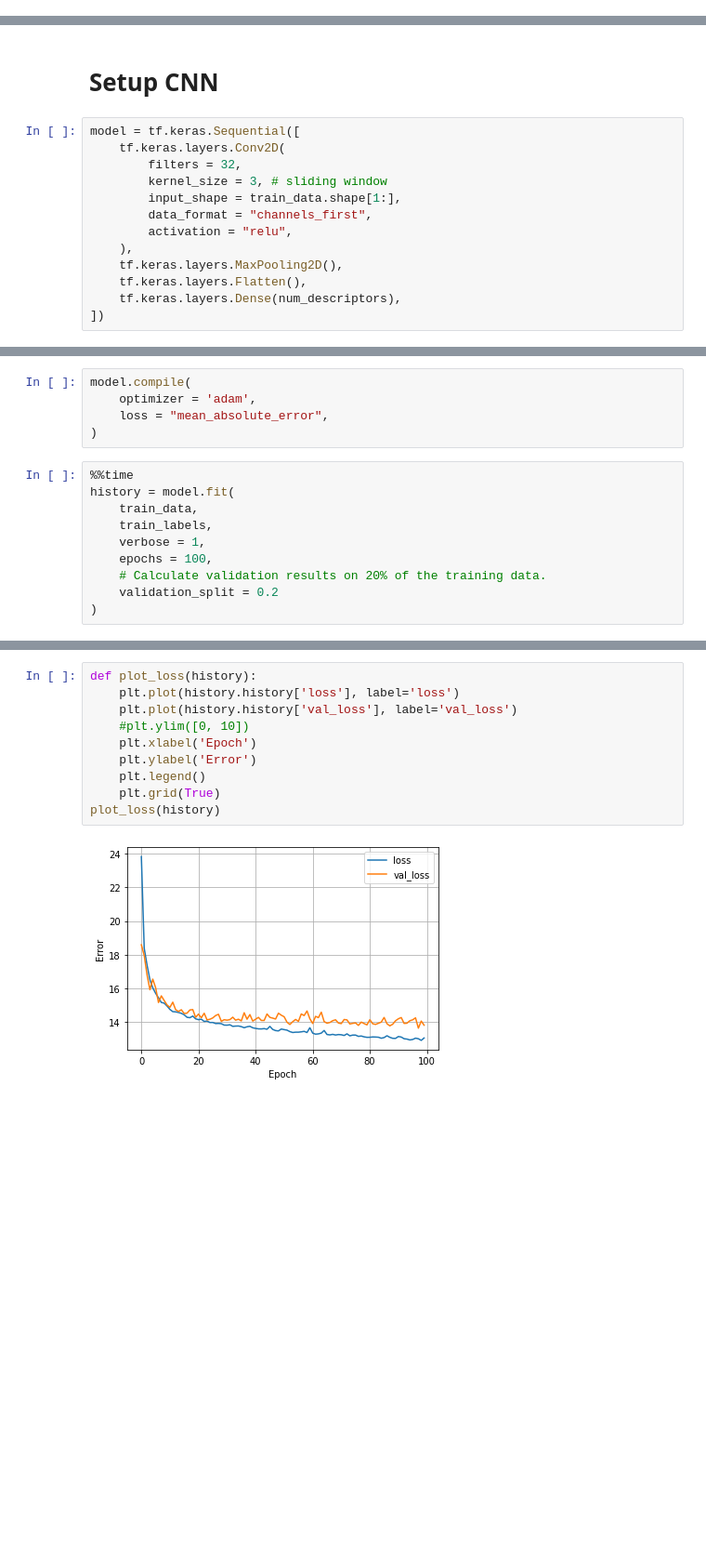
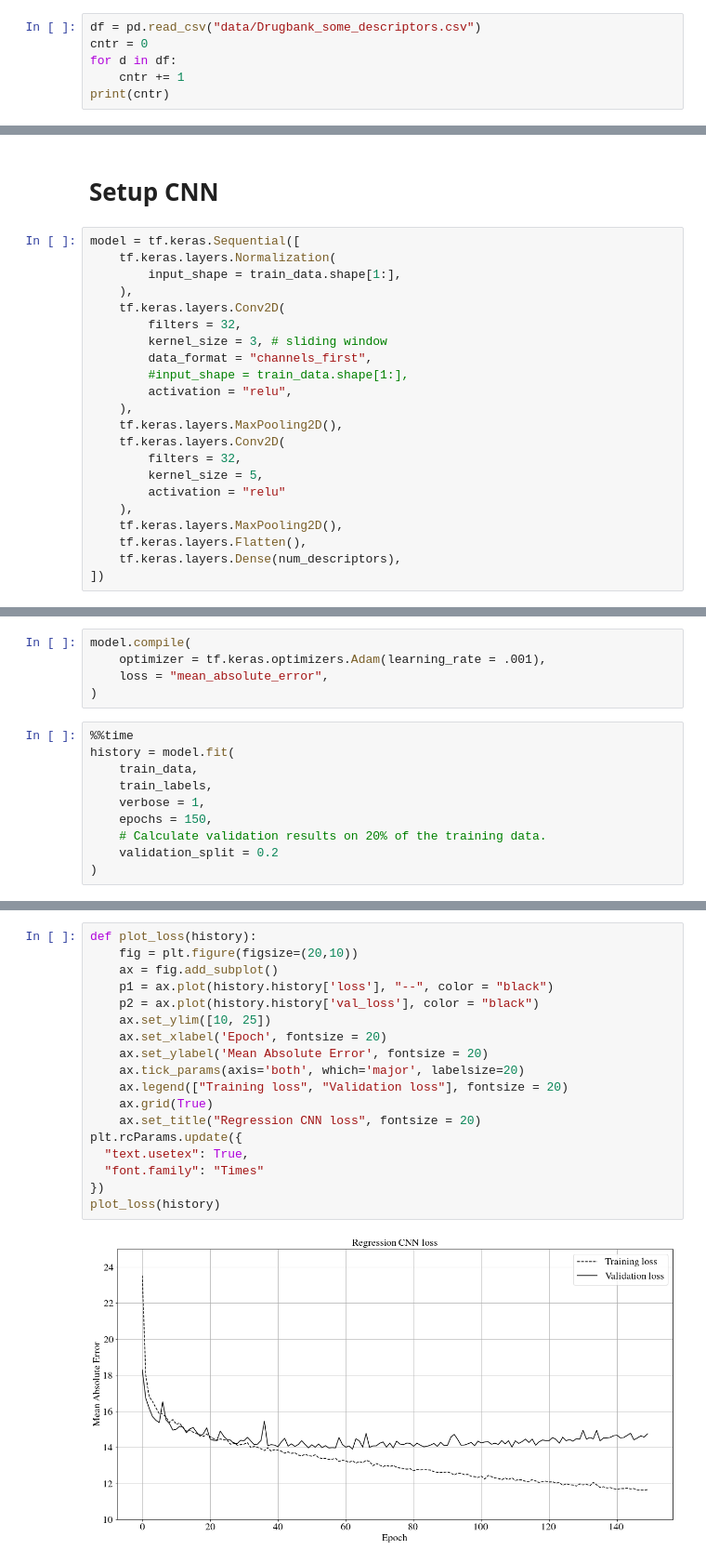
Before and after one commit to axean/mstda, a Jupyter notebook: desc_vec_predict_persistence_image_TRAIN.ipynb, the cells around one changed output, grey strips where cells are left out. Shown at 93% size. Saved outputs shown, nothing was run; the diff lists cells and outputs as text; blank space fills up the shorter version.

```diff
--- a/desc_vec_predict_persistence_image_TRAIN.ipynb
+++ b/desc_vec_predict_persistence_image_TRAIN.ipynb
@@ -100,0 +63,6 @@ test_data = test_data[test_idxs]
+# %%
+df = pd.read_csv("data/Drugbank_some_descriptors.csv")
+cntr = 0
+for d in df:
+    cntr += 1
+print(cntr)
@@ -140,12 +175,21 @@ with np.printoptions(2, suppress = True):
 # Setup CNN
 # %%
 model = tf.keras.Sequential([
+    tf.keras.layers.Normalization(
+        input_shape = train_data.shape[1:],
+    ),
     tf.keras.layers.Conv2D(
         filters = 32,
         kernel_size = 3, # sliding window
-        input_shape = train_data.shape[1:],
         data_format = "channels_first",
+        #input_shape = train_data.shape[1:],
         activation = "relu",
+    ),
+    tf.keras.layers.MaxPooling2D(),
+    tf.keras.layers.Conv2D(
+        filters = 32,
+        kernel_size = 5,
+        activation = "relu"
     ),
     tf.keras.layers.MaxPooling2D(),
     tf.keras.layers.Flatten(),
@@ -178,7 +221,7 @@ Non-trainable params: 0
 _________________________________________________________________
 # %%
 model.compile(
-    optimizer = 'adam',
+    optimizer = tf.keras.optimizers.Adam(learning_rate = .001),
     loss = "mean_absolute_error",
 )
 # %%
@@ -187,7 +230,7 @@ history = model.fit(
     train_data,
     train_labels,
     verbose = 1,
-    epochs = 100,
+    epochs = 150,
     # Calculate validation results on 20% of the training data.
     validation_split = 0.2
 )
@@ -214,12 +261,20 @@ Wall time: 52 s
 # %%
 def plot_loss(history):
-    plt.plot(history.history['loss'], label='loss')
-    plt.plot(history.history['val_loss'], label='val_loss')
-    #plt.ylim([0, 10])
-    plt.xlabel('Epoch')
-    plt.ylabel('Error')
-    plt.legend()
-    plt.grid(True)
+    fig = plt.figure(figsize=(20,10))
+    ax = fig.add_subplot()
+    p1 = ax.plot(history.history['loss'], "--", color = "black")
+    p2 = ax.plot(history.history['val_loss'], color = "black")
+    ax.set_ylim([10, 25])
+    ax.set_xlabel('Epoch', fontsize = 20)
+    ax.set_ylabel('Mean Absolute Error', fontsize = 20)
+    ax.tick_params(axis='both', which='major', labelsize=20)
+    ax.legend(["Training loss", "Validation loss"], fontsize = 20)
+    ax.grid(True)
+    ax.set_title("Regression CNN loss", fontsize = 20)
+plt.rcParams.update({
+  "text.usetex": True,
+  "font.family": "Times"
+})
 plot_loss(history)
 # %% [output]
-[figure, old version]
+[figure, new version]
```
Also changed, not shown: parts of 29 cells of this notebook, 4 other files.
